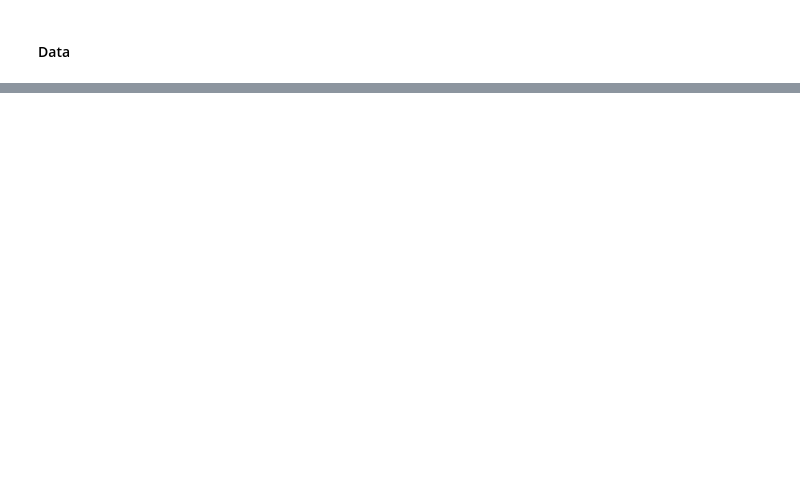
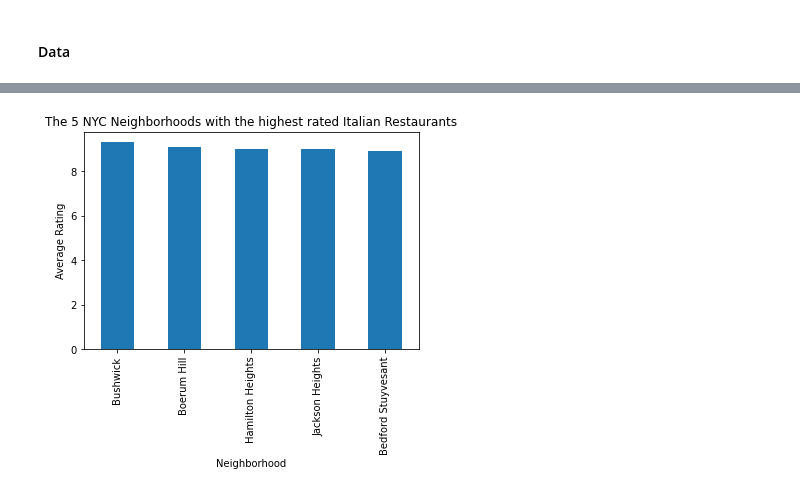
Before and after one commit to vpandiarajan20/AppliedDataScienceCapstone, a Jupyter notebook: Capstone-Notebook.ipynb, the cells around one changed output, grey strips where cells are left out. Cells and saved outputs as stored; diff of their text form; code cells hidden in the pictures; blank space fills up the shorter version.

```diff
--- a/Capstone-Notebook.ipynb
+++ b/Capstone-Notebook.ipynb
@@ -20,0 +311,8 @@ Hello Capstone Project Course!
+# %%
+plt.title('The 5 NYC Neighborhoods with the highest rated Italian Restaurants')
+plt.xlabel('Neighborhood')
+plt.ylabel('Average Rating')
+italian_restaurant_ratings.groupby('Neighborhood').mean()['Rating'].nlargest(5).plot(kind='bar')
+plt.show()
+# %% [output]
+[figure, added]
```
Also changed, not shown: parts of 28 cells of this notebook.
